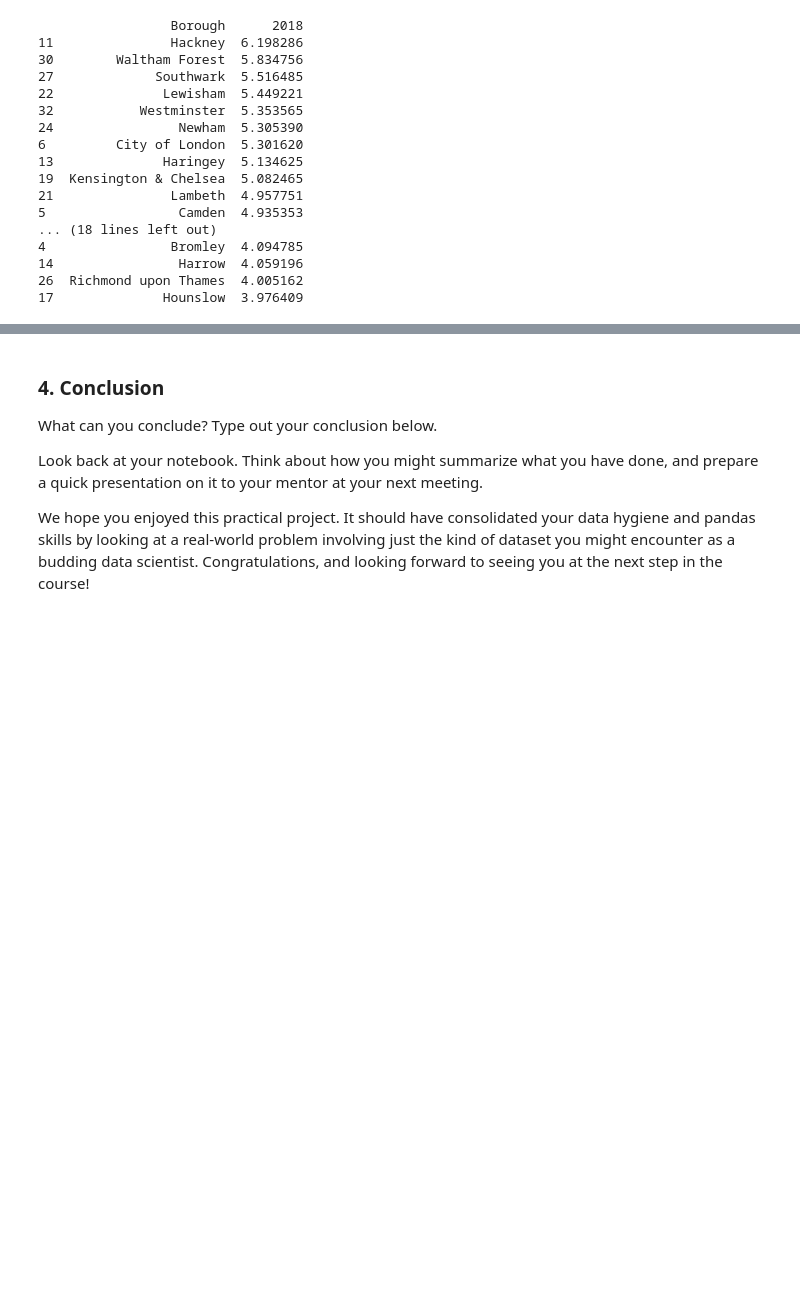
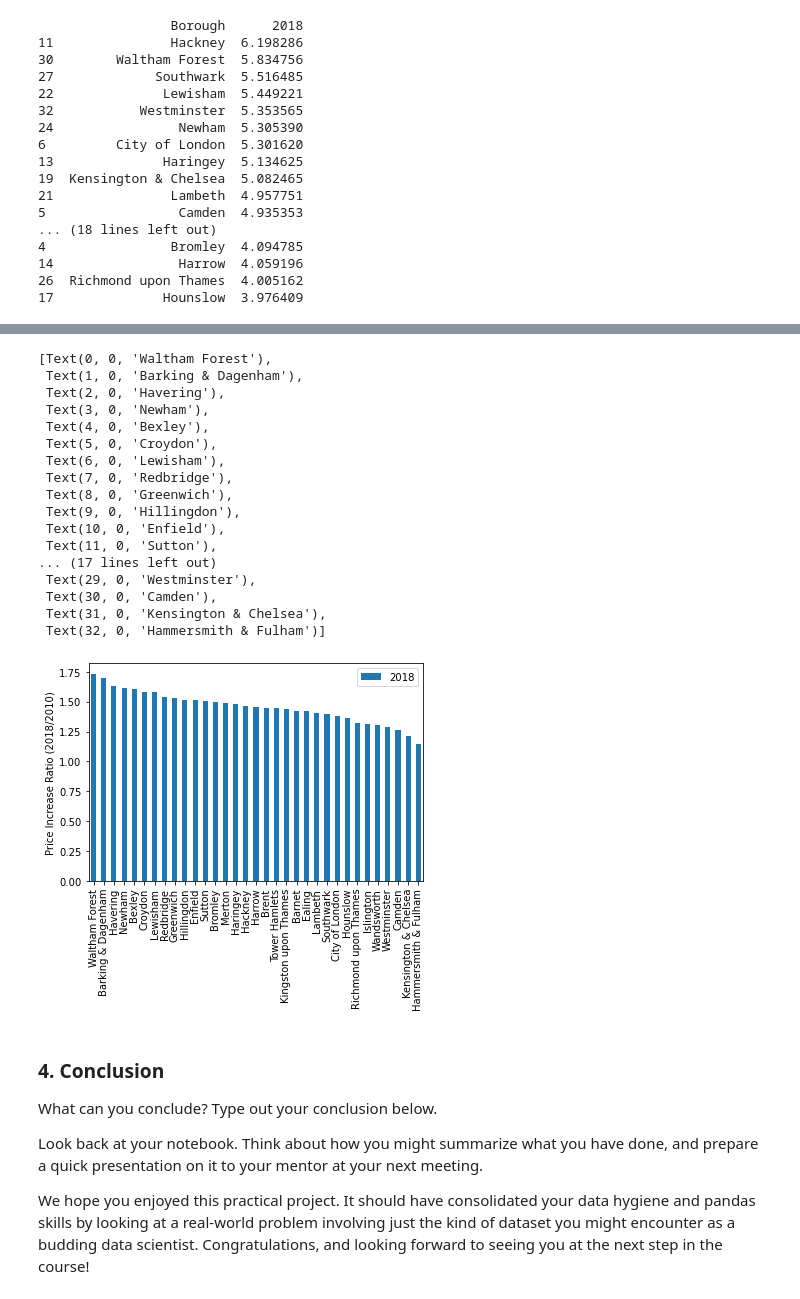
Before and after one commit to Zaxela/Springboard, a Jupyter notebook: Unit_4_Challenge_Tier_3.ipynb, the cells around one changed output, grey strips where cells are left out. Saved outputs shown, nothing was run; the diff lists cells and outputs as text; code cells hidden in the pictures; blank space fills up the shorter version.

```diff
--- a/Unit_4_Challenge_Tier_3.ipynb
+++ b/Unit_4_Challenge_Tier_3.ipynb
@@ -640,3 +648,44 @@ ratios_graph.set_xticklabels(df_ratios_sorted.Borough)
+# %%
+#5 year analysis instead of 20 years
+
+def create_price_ratio_2(d):
+    y2013 = float(d['Average_Price'][d['Year']==2013])
+    y2018 = float(d['Average_Price'][d['Year']==2018])
+    ratio = [y2018/y2013]
+    return ratio
+
+final2={}
+
+for i in dfg['London_Borough'].unique():
+    borough = dfg[dfg['London_Borough'] == i]
+    final2[i] = create_price_ratio_2(borough)
+
+df_ratios2 = pd.DataFrame(final2)
+df_ratios2_T = df_ratios2.T
+df_ratios2 = df_ratios2_T.reset_index()
+df_ratios2.rename(columns={'index':'Borough', 0:'2018'}, inplace=True)
+df_ratios2_sorted = df_ratios2.sort_values(by='2018',ascending=False)
+ratios_graph2 = df_ratios2_sorted[['Borough', '2018']].plot(kind='bar', ylabel='Price Increase Ratio (2018/2010)')
+ratios_graph2.set_xticklabels(df_ratios2_sorted.Borough)
+# %% [output]
+[Text(0, 0, 'Waltham Forest'),
+ Text(1, 0, 'Barking & Dagenham'),
+ Text(2, 0, 'Havering'),
+ Text(3, 0, 'Newham'),
+ Text(4, 0, 'Bexley'),
+ Text(5, 0, 'Croydon'),
+ Text(6, 0, 'Lewisham'),
+ Text(7, 0, 'Redbridge'),
+ Text(8, 0, 'Greenwich'),
+ Text(9, 0, 'Hillingdon'),
+ Text(10, 0, 'Enfield'),
+ Text(11, 0, 'Sutton'),
+... (17 lines left out)
+ Text(29, 0, 'Westminster'),
+ Text(30, 0, 'Camden'),
+ Text(31, 0, 'Kensington & Chelsea'),
+ Text(32, 0, 'Hammersmith & Fulham')]
+[figure, added]
 # %% [markdown]
 ### 4. Conclusion
 What can you conclude? Type out your conclusion below.
```
Also changed, not shown: parts of 3 cells of this notebook.
